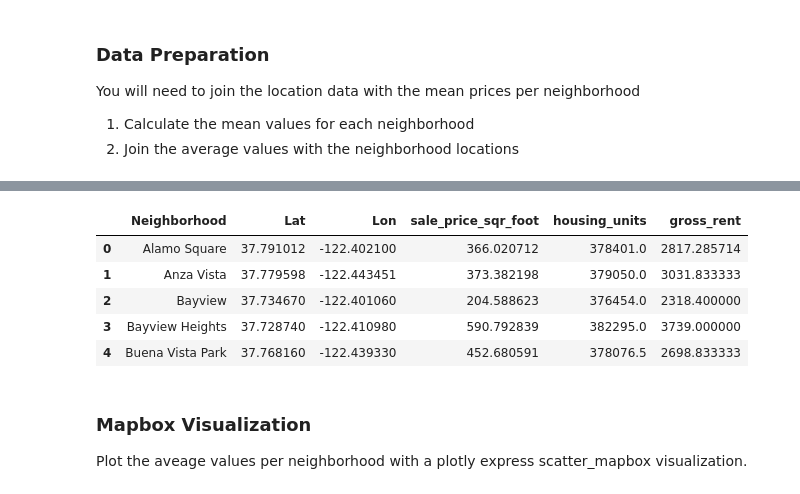
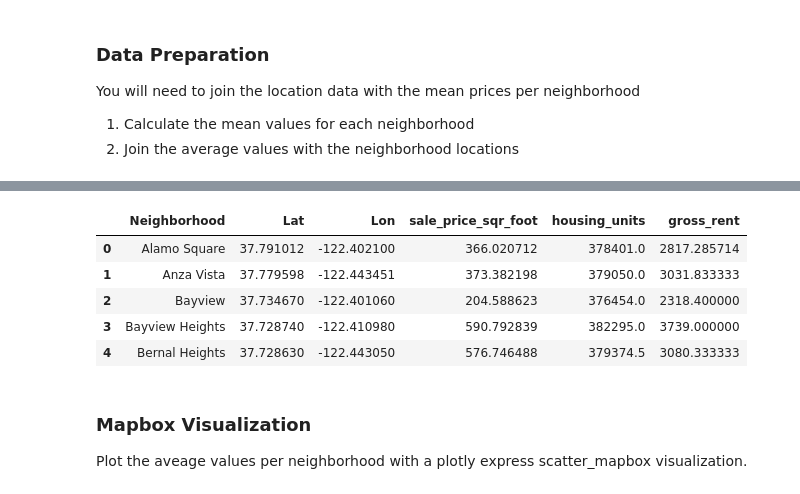
Before and after one commit to GonzaloGarciaContreras/06_PyViz_SFO_Analysis_Dashboard, a Jupyter notebook: ggc_rental_analysis.ipynb, the cells around one changed output, grey strips where cells are left out. Drawn from its saved outputs; the diff is of its cells as text; code cells hidden in the pictures.

```diff
--- a/ggc_rental_analysis.ipynb
+++ b/ggc_rental_analysis.ipynb
@@ -324,0 +284,4 @@ You will need to join the location data with the mean prices per neighborhood
+# %%
+#neighborhood_mean = sfo_data.groupby('neighborhood').mean().sort_values(by=['sale_price_sqr_foot'],axis=0,ascending=False).reset_index()
+neighborhood_mean = sfo_data.groupby('neighborhood').mean().reset_index()
+neighborhood_mean.head()
@@ -325,13 +295,14 @@ You will need to join the location data with the mean prices per neighborhood
 # %%
 # Join the average values with the neighborhood locations
-# YOUR CODE HERE!
+df_mean_loc = pd.concat([df_neighborhood_locations, neighborhood_mean], axis = 1).drop(['neighborhood'], axis=1)
+df_mean_loc.head()
 # %% [output]
 |  | Neighborhood | Lat | Lon | sale_price_sqr_foot | housing_units | gross_rent |
 | 0 | Alamo Square | 37.791012 | -122.402100 | 366.020712 | 378401.0 | 2817.285714 |
 | 1 | Anza Vista | 37.779598 | -122.443451 | 373.382198 | 379050.0 | 3031.833333 |
 | 2 | Bayview | 37.734670 | -122.401060 | 204.588623 | 376454.0 | 2318.400000 |
 | 3 | Bayview Heights | 37.728740 | -122.410980 | 590.792839 | 382295.0 | 3739.000000 |
-| 4 | Buena Vista Park | 37.768160 | -122.439330 | 452.680591 | 378076.5 | 2698.833333 |
+| 4 | Bernal Heights | 37.728630 | -122.443050 | 576.746488 | 379374.5 | 3080.333333 |
 # %% [markdown]
 ### Mapbox Visualization
 
```
Also changed, not shown: parts of 13 cells of this notebook.
